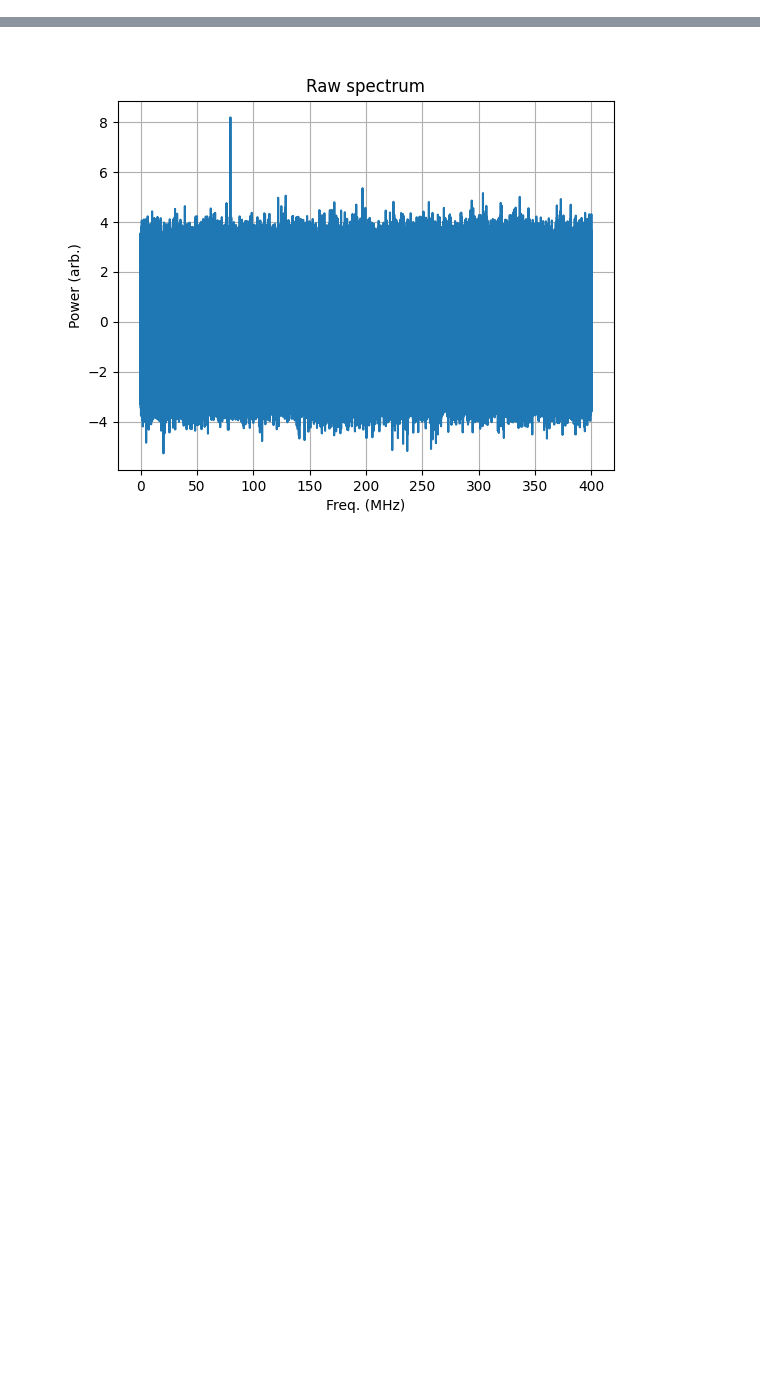
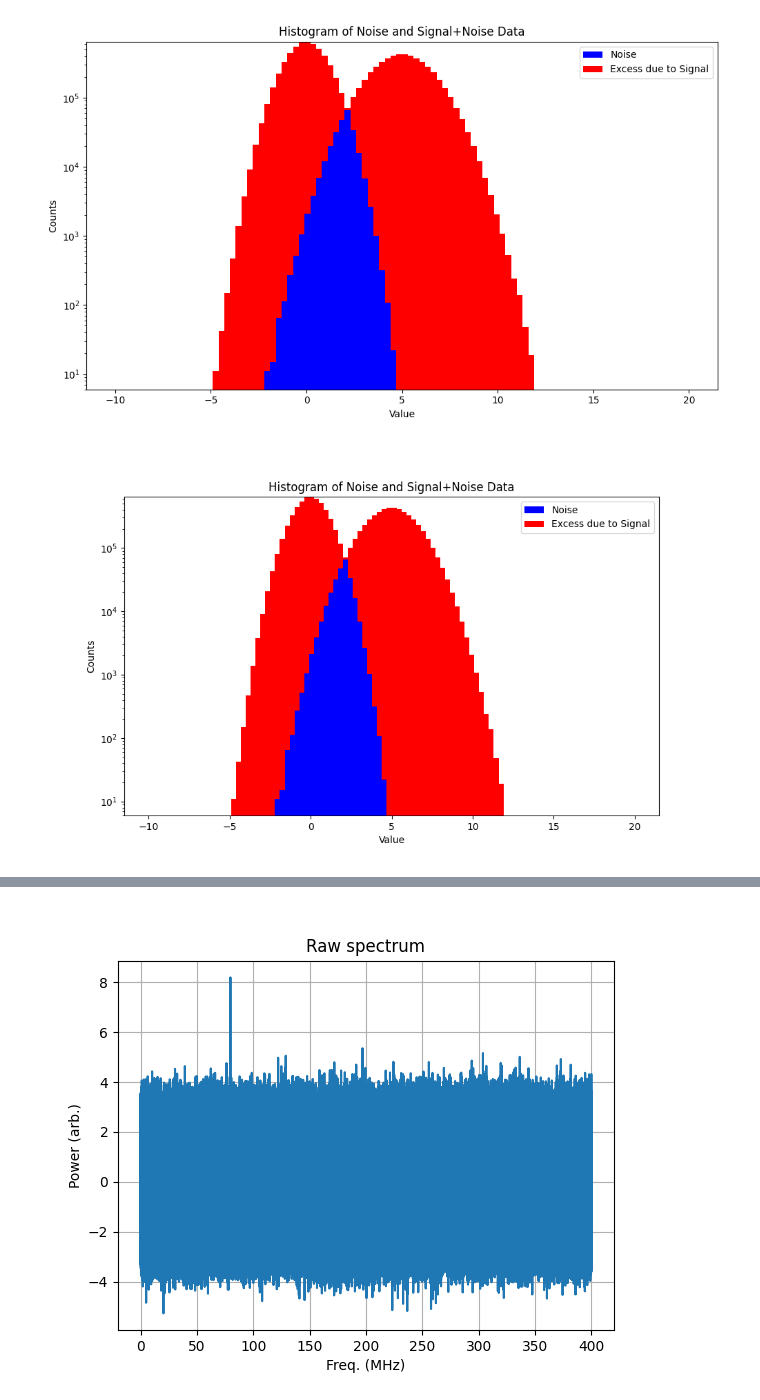
Before and after one commit to josephmlev/darkRadio, a Jupyter notebook: daqAnalysisAndExperiments/run1p4/run1p4_analysis/analysisClass.ipynb, the cells around one changed output, grey strips where cells are left out. Saved outputs shown, nothing was run; the diff lists cells and outputs as text; code cells hidden in the pictures; blank space fills up the shorter version.

```diff
--- a/daqAnalysisAndExperiments/run1p4/run1p4_analysis/analysisClass.ipynb
+++ b/daqAnalysisAndExperiments/run1p4/run1p4_analysis/analysisClass.ipynb
@@ -55,7 +55,7 @@ import scipy.special
 from scipy.optimize import fsolve
 
 
-def median_filt(spec, filter_size=50):
+def median_filt(spec, filter_size=51):
     """
     Function to apply median filtering to a spectrum.
 
@@ -178,6 +178,7 @@ def matched_filt(freqs,
             endFreq = freq + freq*percent/100
             freq = endFreq
         nuStepList.append(stopFreq)
+        #print(nuStepList)
         return nuStepList
 
     nuStepList  = gen_nu_steps(freqs, startFreq, stopFreq, percent)
@@ -533,0 +888,72 @@ No artists with labels found to put in legend.  Note that artists whose label st
+# %%
+#chat gpt code to show power excess in different color
+# Parameters
+num_points = int(1e6)
+std_dev = 1  # Standard deviation for the Gaussian noise
+impulse_amplitude = 5  # Amplitude of the impulse signal
+impulse_width = 10  # Width of the impulse signal
+
+# Generate Gaussian noise data
+#noise_data = np.random.normal(0, std_dev, num_points)
+
+# Generate an impulse signal
+#impulse_signal = np.zeros(num_points)
+#start_index = np.random.randint(0, num_points - impulse_width)
+#impulse_signal[start_index:start_index + impulse_width] = impulse_amplitude
+
+
+# Combine noise and signal
+#signal_plus_noise_data = noise_data + impulse_signal
+
+noise_data  = zScoreSpecRaw
+signal_plus_noise_data = zScoreSpec
+
+
+# Plotting in time domain to confirm the data sets
+#plt.figure(figsize=(12, 6))
+
+'''# Plot noise data
+plt.subplot(2, 1, 1)
+plt.plot(noise_data, color='blue', label='Noise', alpha=0.7)
+plt.title('Gaussian Noise')
+plt.xlabel('Data Points')
+plt.ylabel('Amplitude')
+plt.legend()
+
+# Plot signal + noise data
+plt.subplot(2, 1, 2)
+plt.plot(signal_plus_noise_data, color='red', label='Signal + Noise', alpha=0.7)
+plt.title('Signal + Noise')
+plt.xlabel('Data Points')
+plt.ylabel('Amplitude')
+plt.legend('loc = upper right')'''
+
+plt.tight_layout()
+plt.show()
+
+# Creating the histogram with a semilog axis
+plt.figure(figsize=(10, 6))
+
+# Calculating histograms for noise and signal + noise
+hist_noise, bins_noise = np.histogram(noise_data, bins=100, range=(-10, 20))
+hist_signal_noise, bins_signal_noise = np.histogram(signal_plus_noise_data, bins=100, range=(-10, 10))
+
+# Calculating the excess due to the signal (signal + noise histogram minus noise histogram)
+excess_signal = hist_signal_noise - hist_noise
+
+# Plot the histograms
+bin_centers = 0.5 * (bins_noise[1:] + bins_noise[:-1])
+plt.bar(bin_centers, hist_noise, width=np.diff(bins_noise), color='blue', label='Noise', log=True, alpha = 1)
+plt.bar(bin_centers, excess_signal, width=np.diff(bins_noise), color='red', label='Excess due to Signal', log=True, bottom=hist_noise)
+
+# Adding labels and title
+plt.xlabel('Value')
+plt.ylabel('Counts')
+plt.title('Histogram of Noise and Signal+Noise Data')
+plt.legend()
+
+# Show the plot
+plt.show()
+# %% [output]
+[figure, added]
+[figure, added]
```
Also changed, not shown: parts of 11 cells of this notebook.
